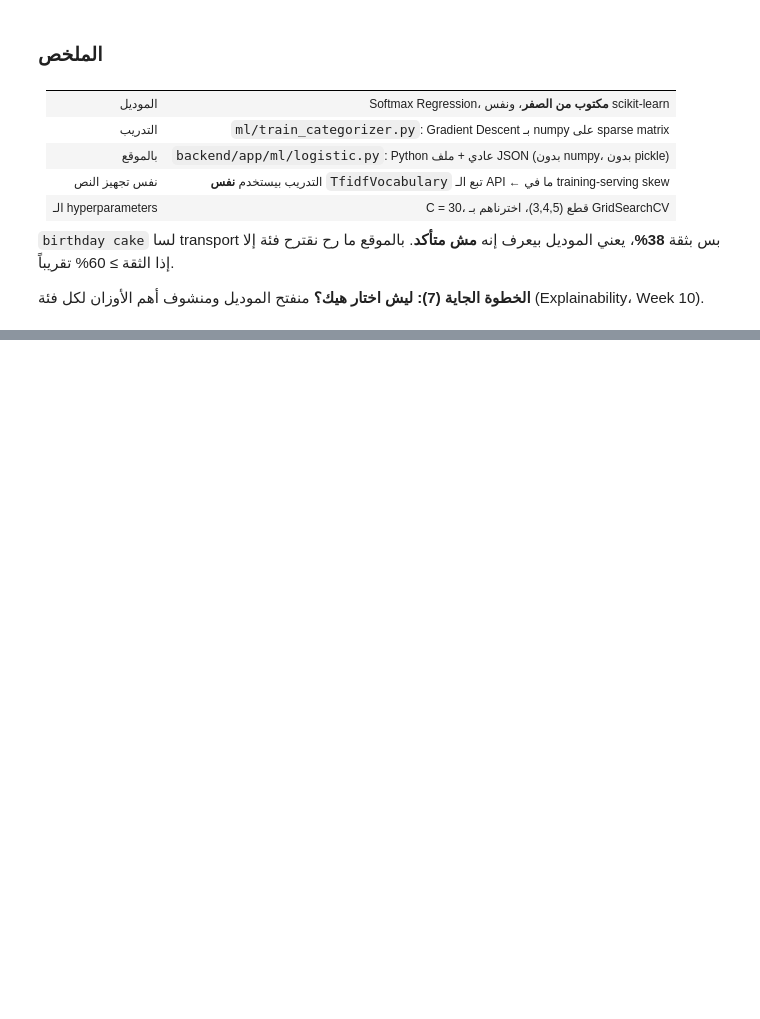
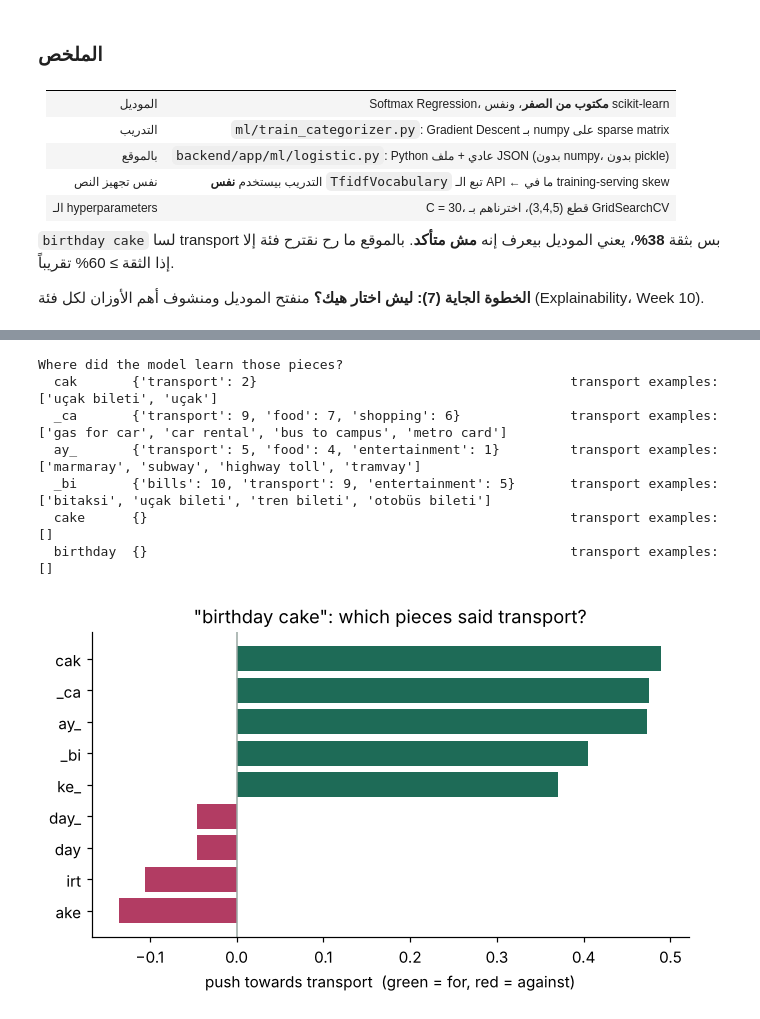
Before and after one commit to M-ALTAWEEL/budget-analysis, a Jupyter notebook: ml/notebooks/01_expense_categorizer.ipynb, the cells around one changed output, grey strips where cells are left out. Saved outputs shown, nothing was run; the diff lists cells and outputs as text; code cells hidden in the pictures; blank space fills up the shorter version.

Commit message:
ML: explainability and error analysis

```diff
--- a/ml/notebooks/01_expense_categorizer.ipynb
+++ b/ml/notebooks/01_expense_categorizer.ipynb
@@ -1122,0 +1139,16 @@ categorizer.json: 1410 KB, 11,960 features, pieces of (3, 4, 5) letters
+# %%
+from app.ml.explain import explain, feature_contributions, prior
+
+model = SoftmaxRegression.load(artifact)
+W = np.array([model.weights[f] for f in model.weights])
+centered = W - W.mean(axis=1, keepdims=True)
+names = np.array(list(model.weights))
+
+def readable(feature):
+    # 'w:taksi' -> «taksi» (a whole word) · ' tak' -> _tak (a piece; _ = start or end of a word)
+    return f"«{feature[2:]}»" if feature.startswith("w:") else feature.replace(" ", "_")
+
+print("The strongest pieces for each category (global explanation)\n")
+for c, label in enumerate(model.labels):
+    top = np.argsort(-centered[:, c])[:7]
+    print(f"{label:<14}", "  ".join(readable(names[i]) for i in top))
@@ -1122,0 +1202,25 @@ categorizer.json: 1410 KB, 11,960 features, pieces of (3, 4, 5) letters
+# %%
+pieces = feature_contributions(model, "birthday cake", "transport")
+pieces = sorted(pieces.items(), key=lambda kv: kv[1])
+fig, ax = plt.subplots(figsize=(7, 3.6))
+ax.barh([readable(f) for f, _ in pieces], [v for _, v in pieces],
+        color=[PINE if v > 0 else BERRY for _, v in pieces])
+ax.axvline(0, color=MUTED, lw=1); ax.set_xlabel("push towards transport  (green = for, red = against)")
+ax.set_title('"birthday cake": which pieces said transport?')
+
+print("\nWhere did the model learn those pieces?")
+padded = " " + data["description"].map(normalize) + " "
+for piece in ["cak", " ca", "ay ", " bi", "cake", "birthday"]:
+    rows = data[padded.str.contains(piece, regex=False)]
+    seen = rows["category"].value_counts().head(3).to_dict()
+    sample = list(rows[rows["category"] == "transport"]["description"][:4])
+    print(f"  {readable(piece):<9} {str(seen):<55} transport examples: {sample}")
+# %% [output]
+Where did the model learn those pieces?
+  cak       {'transport': 2}                                        transport examples: ['uçak bileti', 'uçak']
+  _ca       {'transport': 9, 'food': 7, 'shopping': 6}              transport examples: ['gas for car', 'car rental', 'bus to campus', 'metro card']
+  ay_       {'transport': 5, 'food': 4, 'entertainment': 1}         transport examples: ['marmaray', 'subway', 'highway toll', 'tramvay']
+  _bi       {'bills': 10, 'transport': 9, 'entertainment': 5}       transport examples: ['bitaksi', 'uçak bileti', 'tren bileti', 'otobüs bileti']
+  cake      {}                                                      transport examples: []
+  birthday  {}                                                      transport examples: []
+[figure, added]
```
Also changed, not shown: parts of 10 cells of this notebook, 4 other files.
